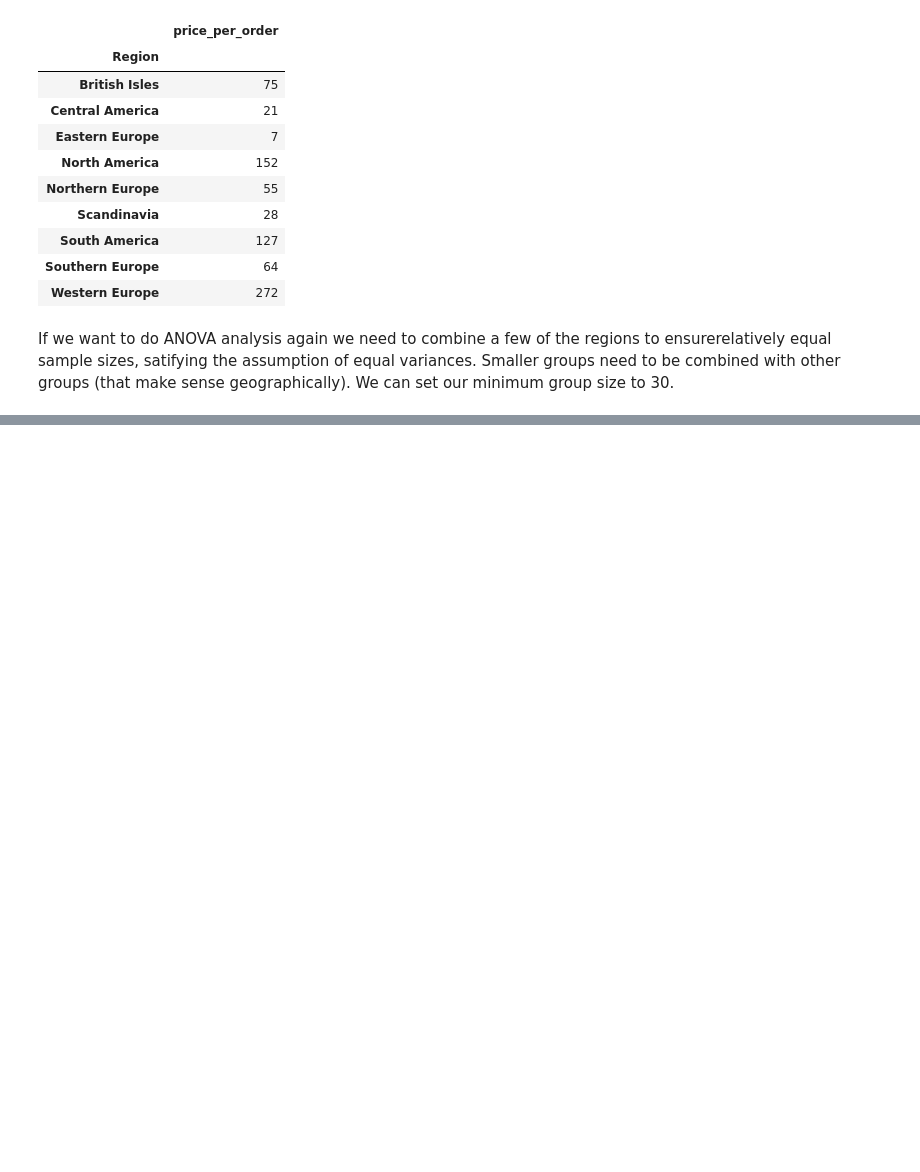
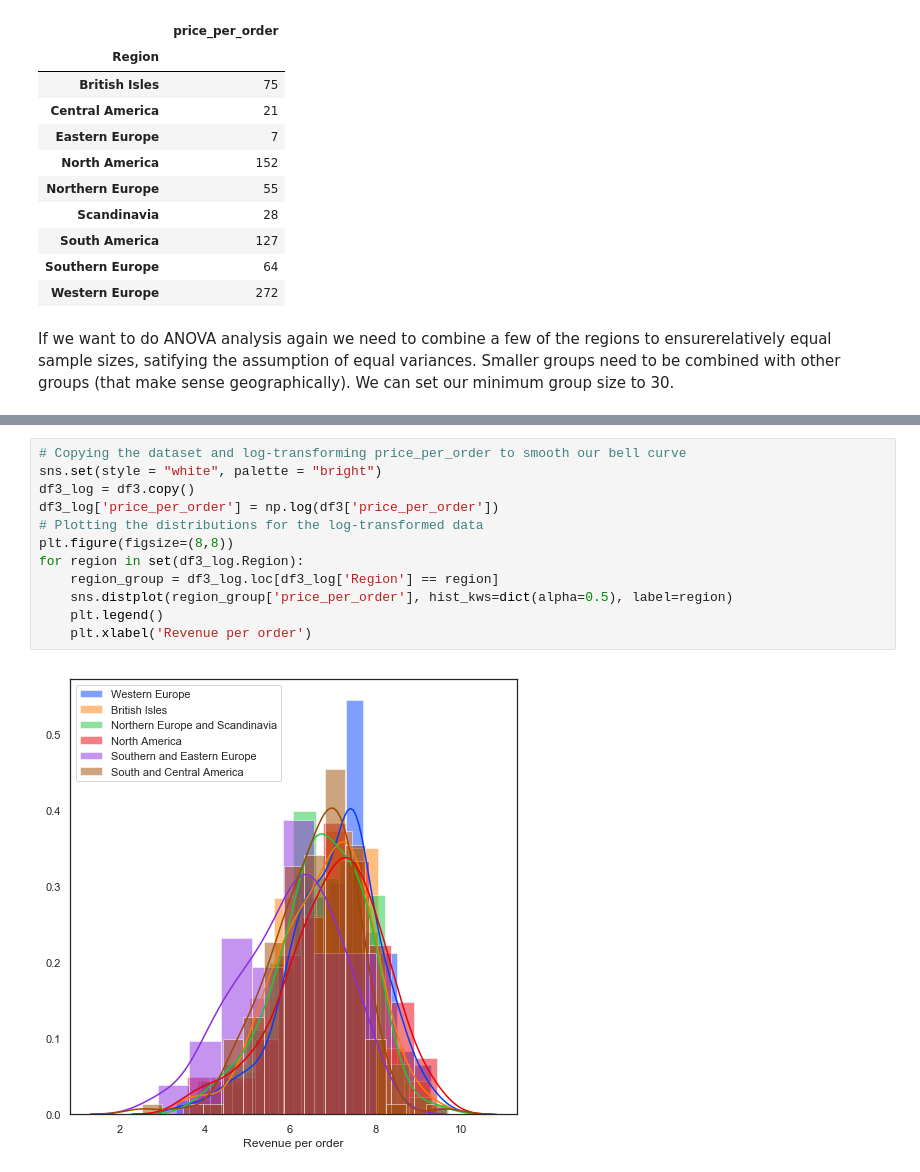
Before and after one commit to MissAle17/dsc-2-final-project-online-ds-sp-000, a Jupyter notebook: Module2.ipynb, the cells around one changed output, grey strips where cells are left out. Cells and saved outputs as stored; diff of their text form; blank space fills up the shorter version.

```diff
--- a/Module2.ipynb
+++ b/Module2.ipynb
@@ -481,0 +515,14 @@ df3.loc[(df3.Region == 'Central America') | (df3.Region == 'South America'),'Reg
+# %%
+# Copying the dataset and log-transforming price_per_order to smooth our bell curve
+sns.set(style = "white", palette = "bright")
+df3_log = df3.copy()
+df3_log['price_per_order'] = np.log(df3['price_per_order'])
+# Plotting the distributions for the log-transformed data
+plt.figure(figsize=(8,8))
+for region in set(df3_log.Region):
+    region_group = df3_log.loc[df3_log['Region'] == region]
+    sns.distplot(region_group['price_per_order'], hist_kws=dict(alpha=0.5), label=region)
+    plt.legend()
+    plt.xlabel('Revenue per order')
+# %% [output]
+[figure, added]
```
Also changed, not shown: parts of 5 cells of this notebook.
